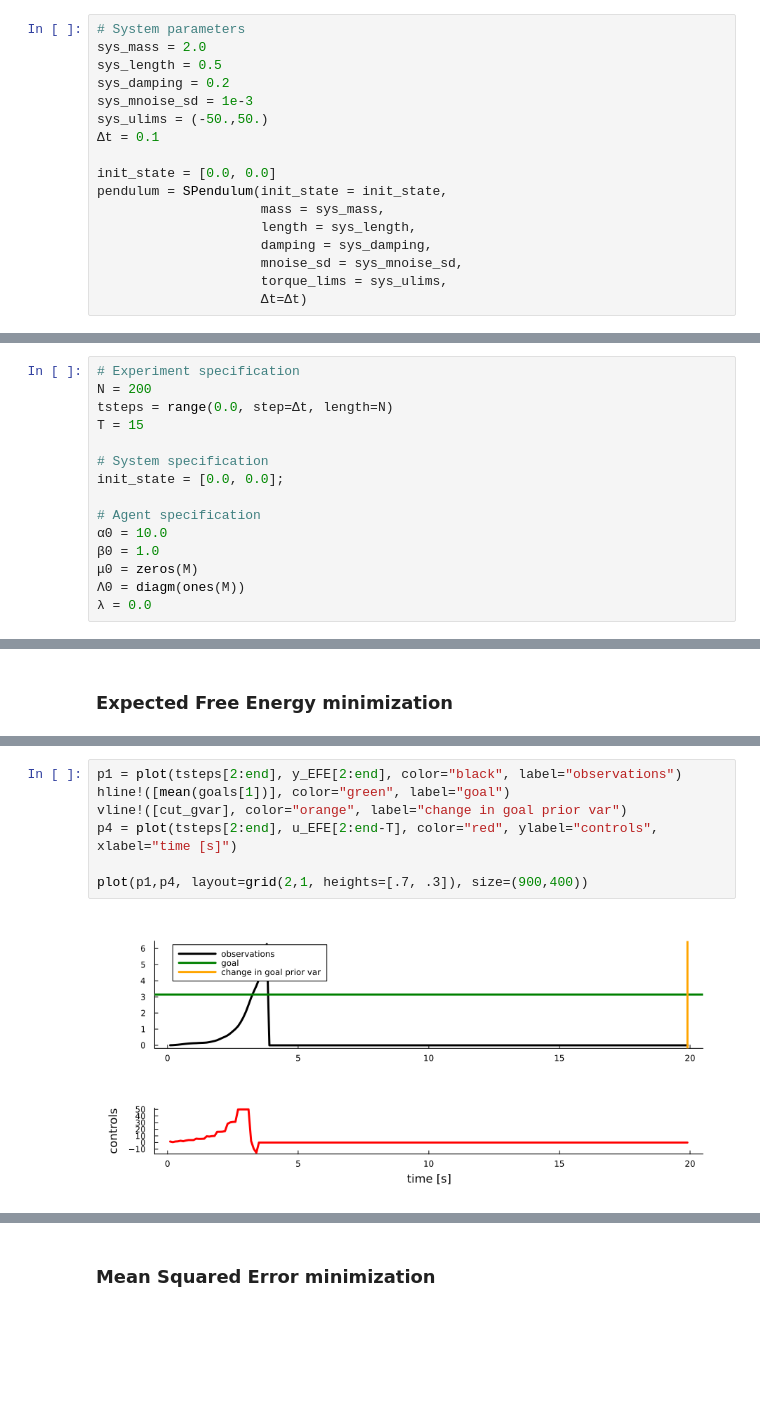
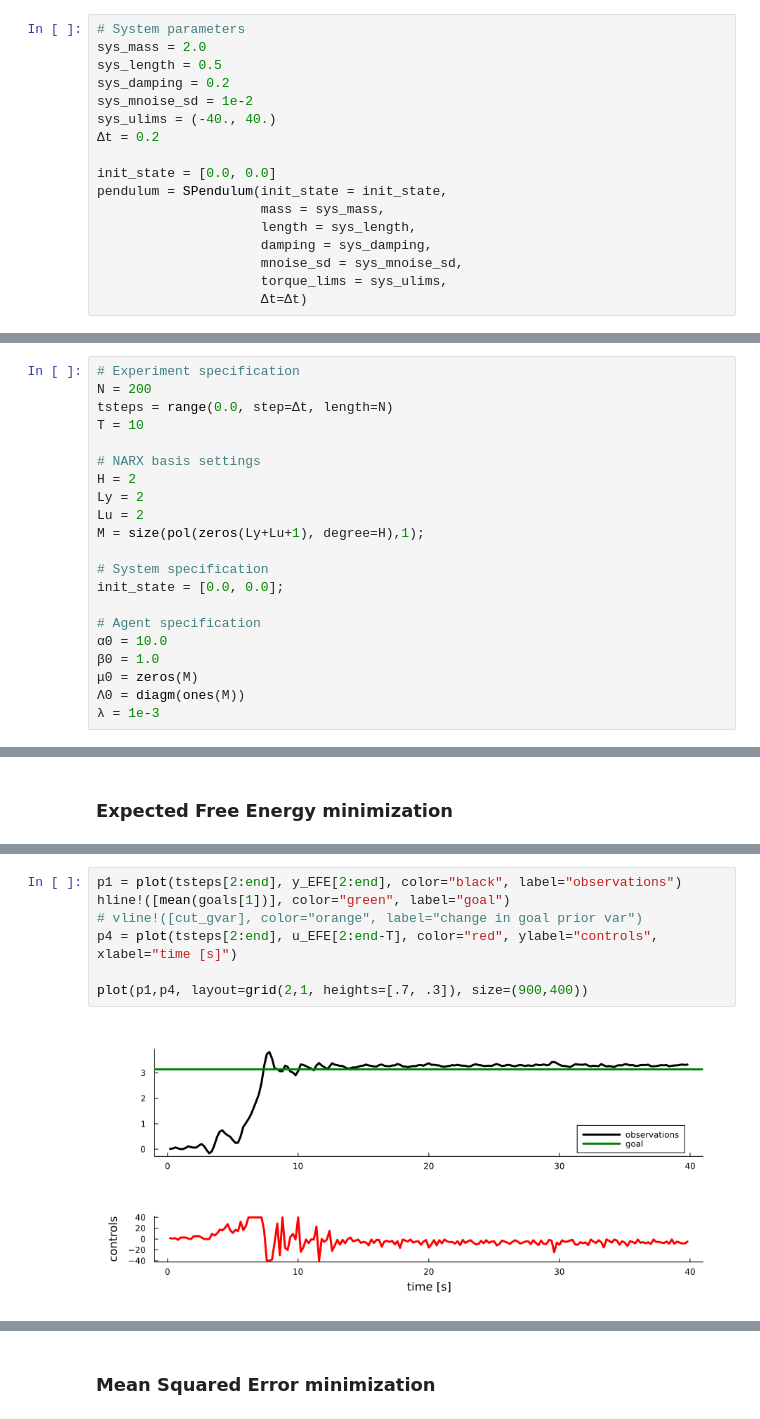
Before and after one commit to biaslab/LCSS2024-NARXEFE, a Jupyter notebook: notebooks/NARX-EFE spendulum.ipynb, the cells around one changed output, grey strips where cells are left out. Saved outputs shown, nothing was run; the diff lists cells and outputs as text; blank space fills up the shorter version.

```diff
--- a/notebooks/NARX-EFE spendulum.ipynb
+++ b/notebooks/NARX-EFE spendulum.ipynb
@@ -27,9 +28,9 @@ includet("../Pendulums.jl"); using .Pendulums
 sys_mass = 2.0
 sys_length = 0.5
 sys_damping = 0.2
-sys_mnoise_sd = 1e-3
-sys_ulims = (-50.,50.)
-Δt = 0.1
+sys_mnoise_sd = 1e-2
+sys_ulims = (-40., 40.)
+Δt = 0.2
 
 init_state = [0.0, 0.0]
 pendulum = SPendulum(init_state = init_state,
@@ -148,7 +79,13 @@ plot(p1,p2,layout=grid(2,1), size=(1200,600),)
 # Experiment specification
 N = 200
 tsteps = range(0.0, step=Δt, length=N)
-T = 15
+T = 10
+
+# NARX basis settings
+H = 2
+Ly = 2
+Lu = 2
+M = size(pol(zeros(Ly+Lu+1), degree=H),1);
 
 # System specification
 init_state = [0.0, 0.0];
@@ -158,5 +95,5 @@ init_state = [0.0, 0.0];
 β0 = 1.0
 μ0 = zeros(M)
 Λ0 = diagm(ones(M))
-λ = 0.0
+λ = 1e-3
 # %% [output]
@@ -236,12 +169,12 @@ plot(F_EFE, xlabel="time", ylabel="F[q]")
 # %%
 p1 = plot(tsteps[2:end], y_EFE[2:end], color="black", label="observations")
 hline!([mean(goals[1])], color="green", label="goal")
-vline!([cut_gvar], color="orange", label="change in goal prior var")
+# vline!([cut_gvar], color="orange", label="change in goal prior var")
 p4 = plot(tsteps[2:end], u_EFE[2:end-T], color="red", ylabel="controls", xlabel="time [s]")
 
 plot(p1,p4, layout=grid(2,1, heights=[.7, .3]), size=(900,400))
 # %% [output]
-[figure, old version]
+[figure, new version]
 # %%
 savefig("figures/NARX-EFE-1Pendulum-trial.png")
 # %% [output]
```
Also changed, not shown: parts of 30 cells of this notebook, 15 other files.
